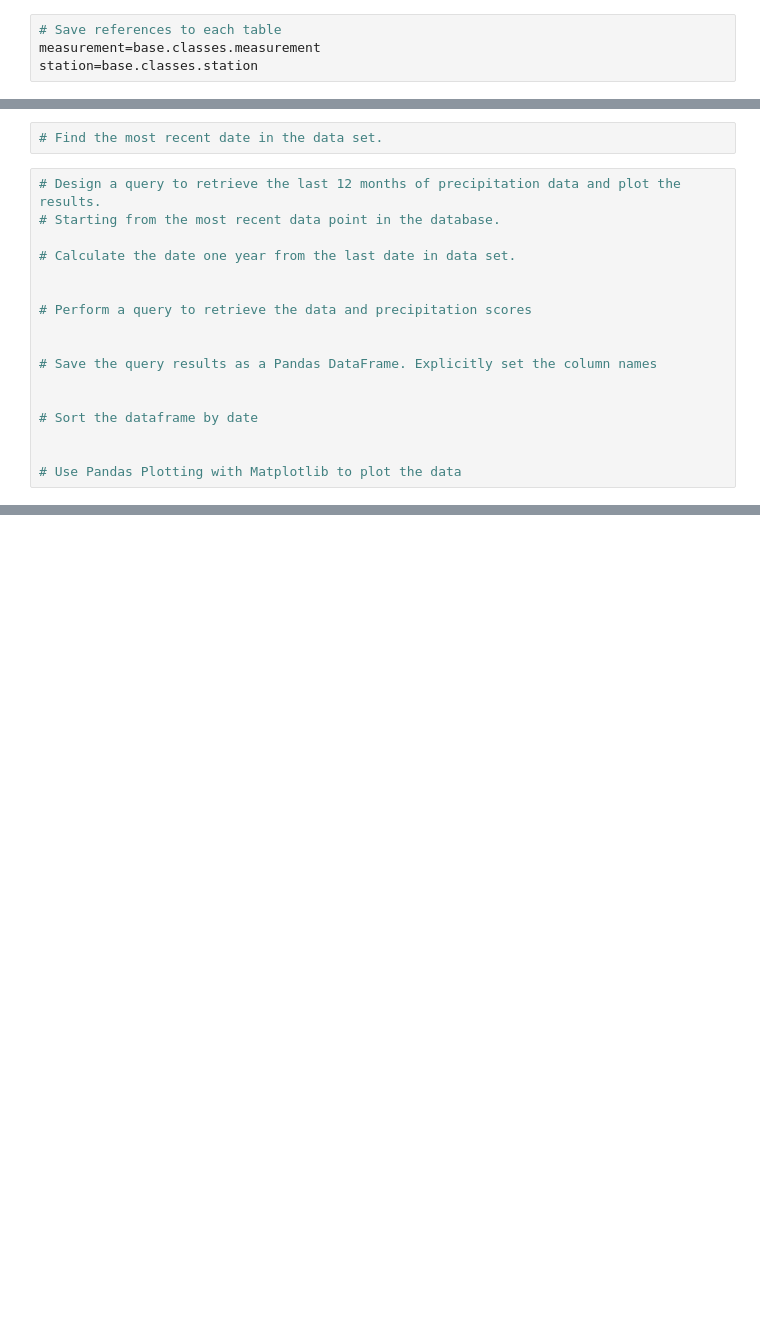
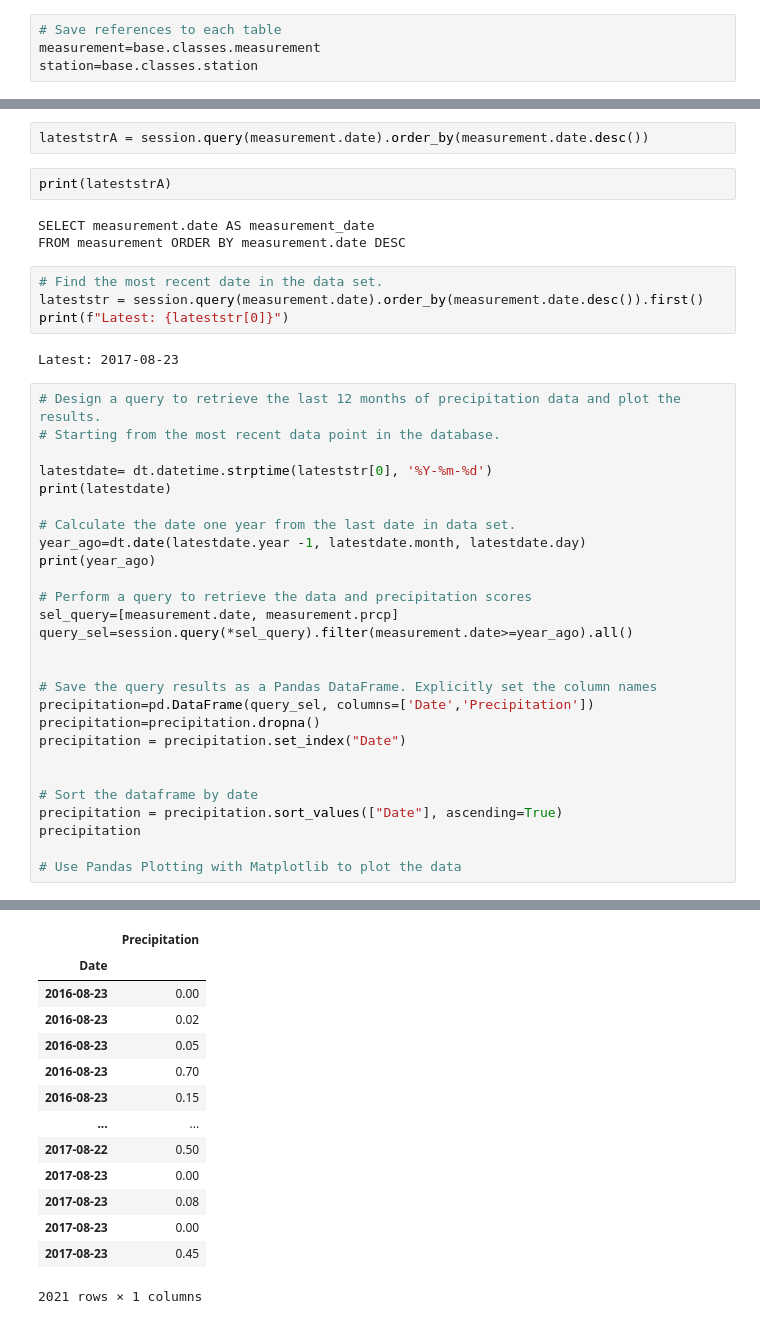
Before and after one commit to krlind78/sqlalchemy-challenge, a Jupyter notebook: surfsup/SurfsUpNotebook.ipynb, the cells around one changed output, grey strips where cells are left out. Saved outputs shown, nothing was run; the diff lists cells and outputs as text; blank space fills up the shorter version.

```diff
--- a/surfsup/SurfsUpNotebook.ipynb
+++ b/surfsup/SurfsUpNotebook.ipynb
@@ -41,19 +50,41 @@ session=Session(engine)
+# %%
+lateststrA = session.query(measurement.date).order_by(measurement.date.desc())
+# %%
+print(lateststrA)
+# %% [output]
+SELECT measurement.date AS measurement_date
+FROM measurement ORDER BY measurement.date DESC
 # %%
 # Find the most recent date in the data set.
+lateststr = session.query(measurement.date).order_by(measurement.date.desc()).first()
+print(f"Latest: {lateststr[0]}")
+# %% [output]
+Latest: 2017-08-23
 # %%
 # Design a query to retrieve the last 12 months of precipitation data and plot the results.
 # Starting from the most recent data point in the database.
 
+latestdate= dt.datetime.strptime(lateststr[0], '%Y-%m-%d')
+print(latestdate)
+
 # Calculate the date one year from the last date in data set.
-
+year_ago=dt.date(latestdate.year -1, latestdate.month, latestdate.day)
+print(year_ago)
 
 # Perform a query to retrieve the data and precipitation scores
+sel_query=[measurement.date, measurement.prcp]
+query_sel=session.query(*sel_query).filter(measurement.date>=year_ago).all()
 
 
 # Save the query results as a Pandas DataFrame. Explicitly set the column names
+precipitation=pd.DataFrame(query_sel, columns=['Date','Precipitation'])
+precipitation=precipitation.dropna()
+precipitation = precipitation.set_index("Date")
 
 
 # Sort the dataframe by date
-
+precipitation = precipitation.sort_values(["Date"], ascending=True)
+precipitation
 
 # Use Pandas Plotting with Matplotlib to plot the data
+# %% [output]
@@ -59,0 +93,14 @@ session=Session(engine)
+|  | Precipitation |
+| Date |  |
+| 2016-08-23 | 0.00 |
+| 2016-08-23 | 0.02 |
+| 2016-08-23 | 0.05 |
+| 2016-08-23 | 0.70 |
+| 2016-08-23 | 0.15 |
+| ... | ... |
+| 2017-08-22 | 0.50 |
+| 2017-08-23 | 0.00 |
+| 2017-08-23 | 0.08 |
+| 2017-08-23 | 0.00 |
+| 2017-08-23 | 0.45 |
+2021 rows × 1 columns
```
Also changed, not shown: parts of 20 cells of this notebook.
